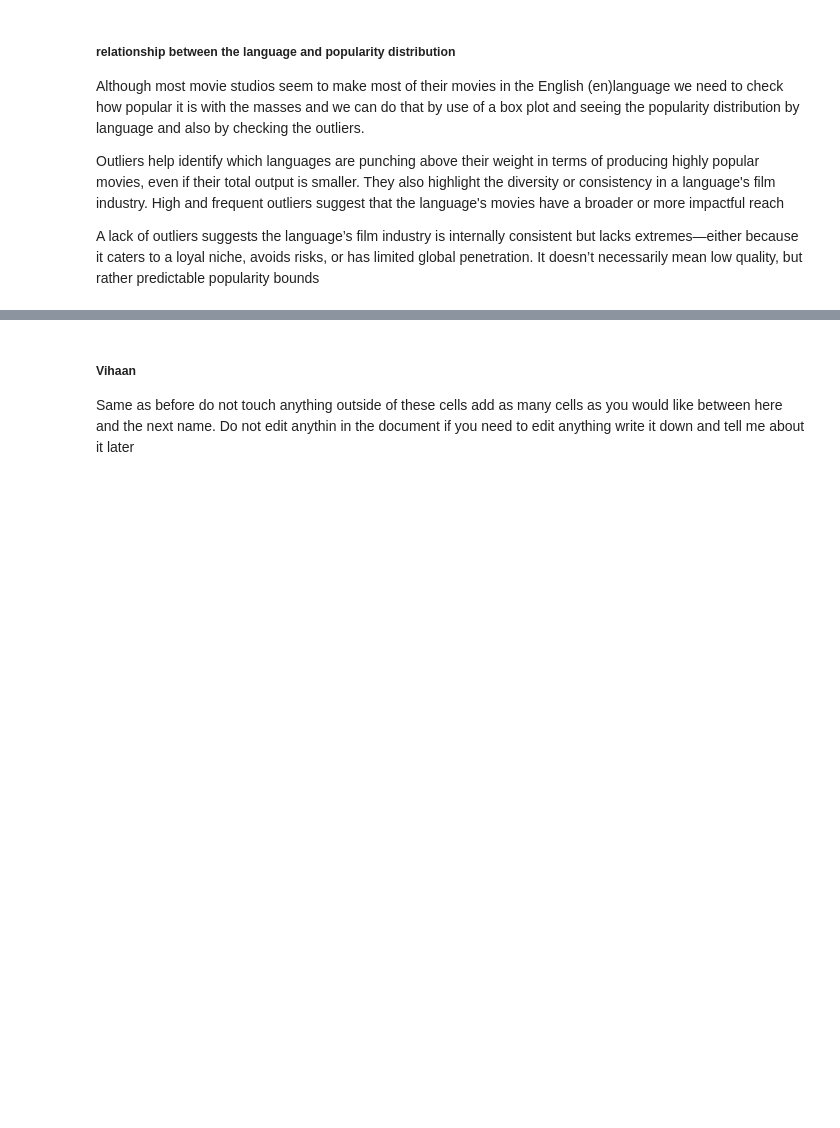
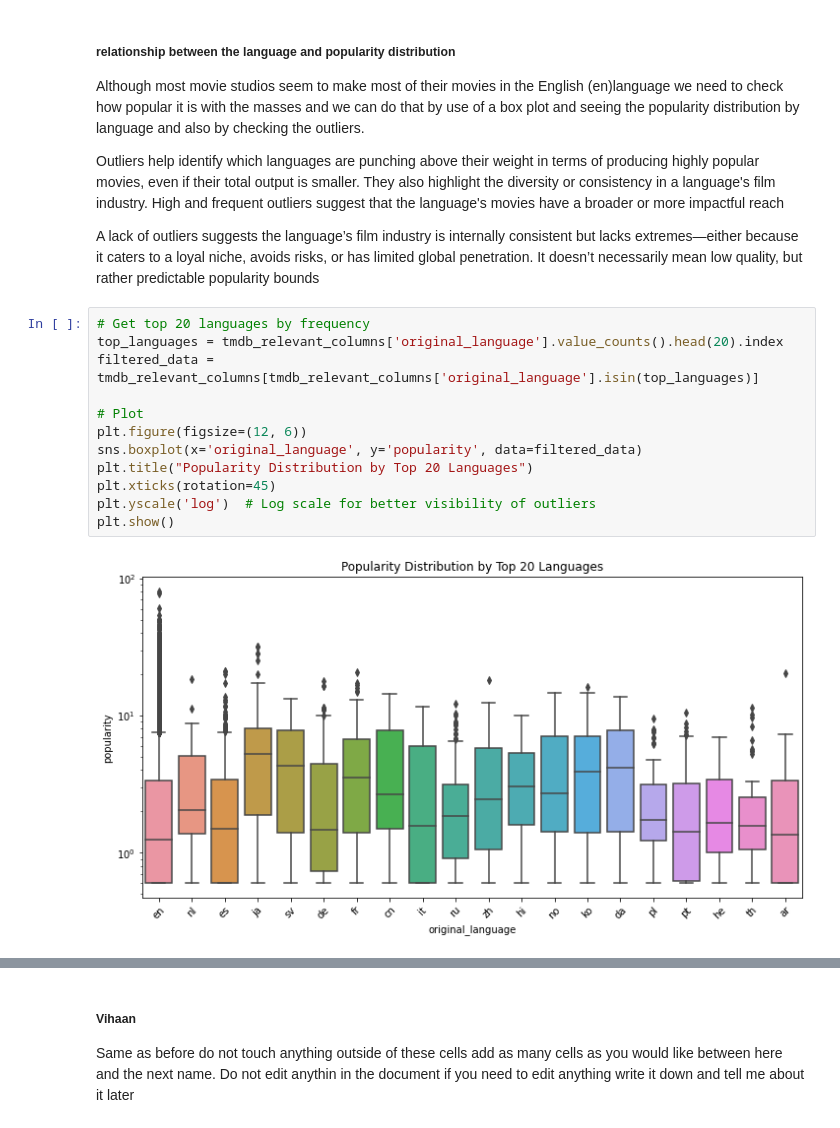
Before and after one commit to Tdoggie/phase-2-project, a Jupyter notebook: index.ipynb, the cells around one changed output, grey strips where cells are left out. Cells and saved outputs as stored; diff of their text form; blank space fills up the shorter version.

Commit message:
visualization on the relationship between the langusge snd popularity distribution

```diff
--- a/index.ipynb
+++ b/index.ipynb
@@ -637,3 +637,17 @@ Although most movie studios  seem to make most of their movies in the English (e
 Outliers help identify which languages are punching above their weight in terms of producing highly popular movies, even if their total output is smaller. They also highlight the diversity or consistency in a language's film industry. High and frequent outliers suggest that the language's movies have a broader or more impactful reach
 
 A lack of outliers suggests the language’s film industry is internally consistent but lacks extremes—either because it caters to a loyal niche, avoids risks, or has limited global penetration. It doesn’t necessarily mean low quality, but rather predictable popularity bounds
+# %%
+# Get top 20 languages by frequency
+top_languages = tmdb_relevant_columns['original_language'].value_counts().head(20).index
+filtered_data = tmdb_relevant_columns[tmdb_relevant_columns['original_language'].isin(top_languages)]
+
+# Plot
+plt.figure(figsize=(12, 6))
+sns.boxplot(x='original_language', y='popularity', data=filtered_data)
+plt.title("Popularity Distribution by Top 20 Languages")
+plt.xticks(rotation=45)
+plt.yscale('log')  # Log scale for better visibility of outliers
+plt.show()
+# %% [output]
+[figure, added]
```
Also changed, not shown: parts of 1 cell of this notebook.
